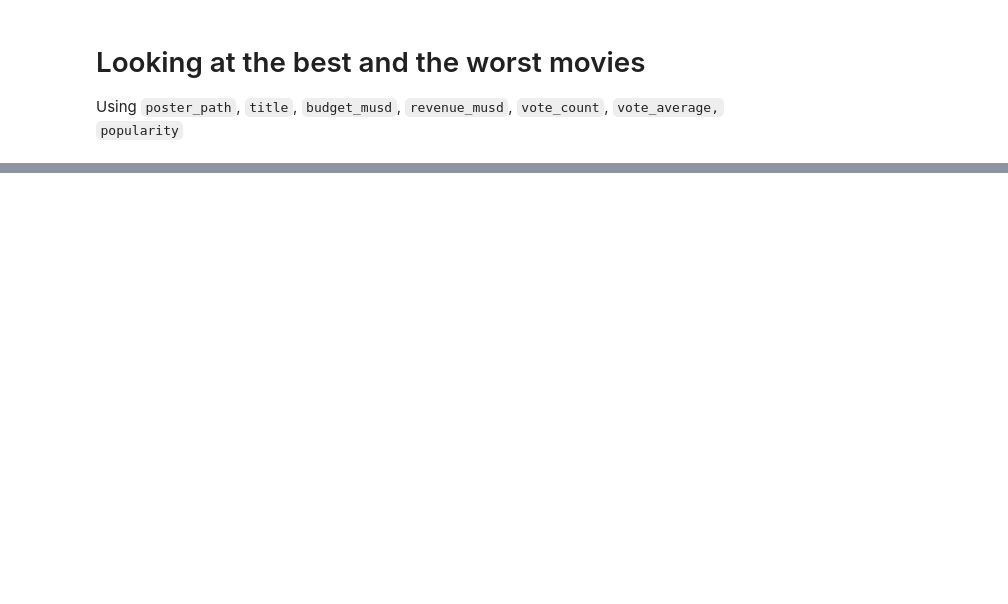
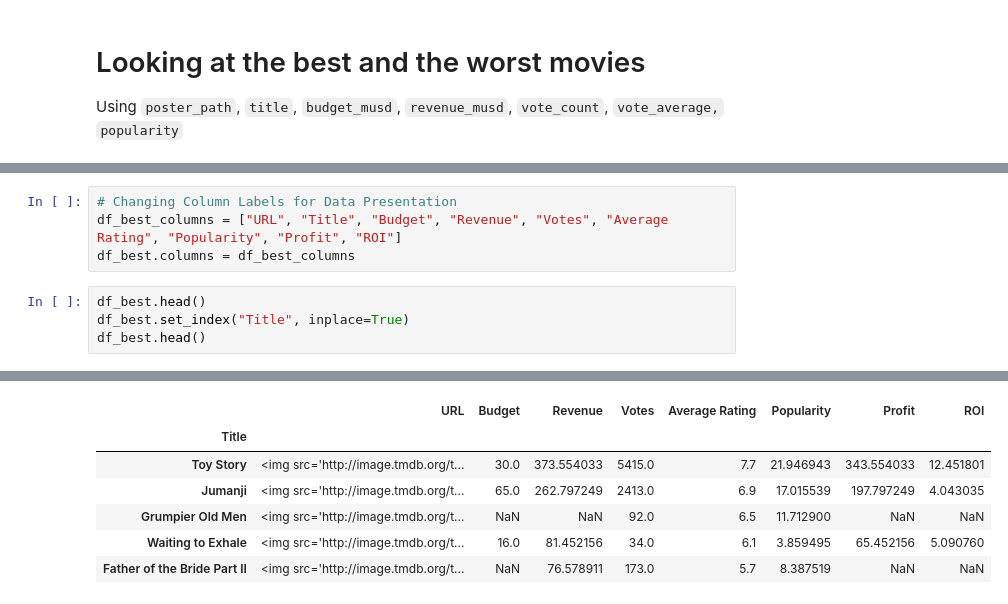
Before and after one commit to mattyapers/Movies_EDA, a Jupyter notebook: Movies_EDA_1.ipynb, the cells around one changed output, grey strips where cells are left out. Cells and saved outputs as stored; diff of their text form; blank space fills up the shorter version.

```diff
--- a/Movies_EDA_1.ipynb
+++ b/Movies_EDA_1.ipynb
@@ -130,0 +197,9 @@ poster_path title budget_musd revenue_musd vote_count vote_average popularity
+# %%
+# Changing Column Labels for Data Presentation
+df_best_columns = ["URL", "Title", "Budget", "Revenue", "Votes", "Average Rating", "Popularity", "Profit", "ROI"]
+df_best.columns = df_best_columns
+# %%
+df_best.head()
+df_best.set_index("Title", inplace=True)
+df_best.head()
+# %% [output]
@@ -130,0 +212,7 @@ poster_path title budget_musd revenue_musd vote_count vote_average popularity
+|  | URL | Budget | Revenue | Votes | Average Rating | Popularity | Profit | ROI |
+| Title |  |  |  |  |  |  |  |  |
+| Toy Story | <img src='http://image.tmdb.org/t... | 30.0 | 373.554033 | 5415.0 | 7.7 | 21.946943 | 343.554033 | 12.451801 |
+| Jumanji | <img src='http://image.tmdb.org/t... | 65.0 | 262.797249 | 2413.0 | 6.9 | 17.015539 | 197.797249 | 4.043035 |
+| Grumpier Old Men | <img src='http://image.tmdb.org/t... | NaN | NaN | 92.0 | 6.5 | 11.712900 | NaN | NaN |
+| Waiting to Exhale | <img src='http://image.tmdb.org/t... | 16.0 | 81.452156 | 34.0 | 6.1 | 3.859495 | 65.452156 | 5.090760 |
+| Father of the Bride Part II | <img src='http://image.tmdb.org/t... | NaN | 76.578911 | 173.0 | 5.7 | 8.387519 | NaN | NaN |
```
Also changed, not shown: parts of 46 cells of this notebook.
